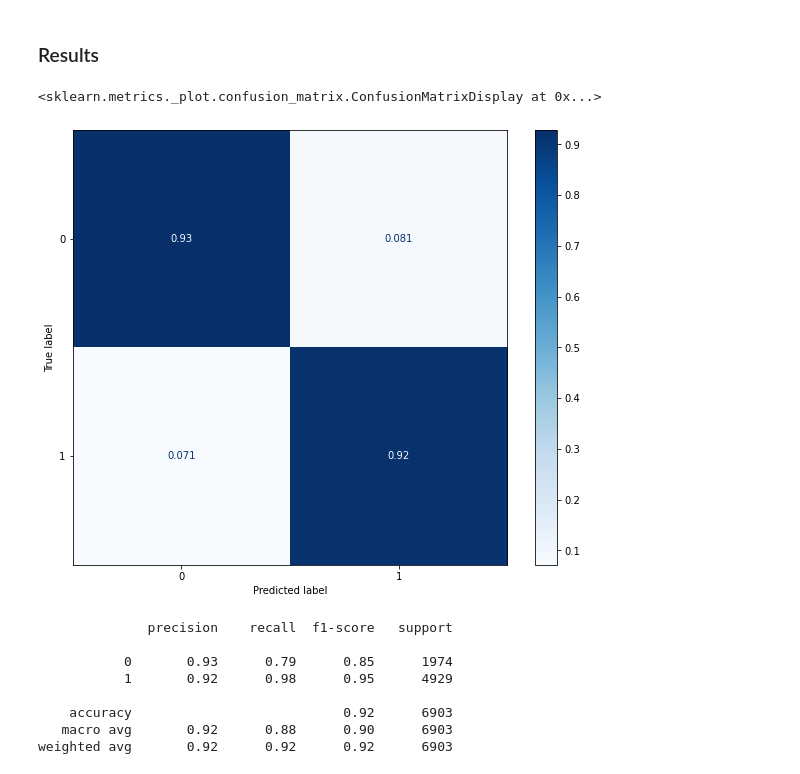
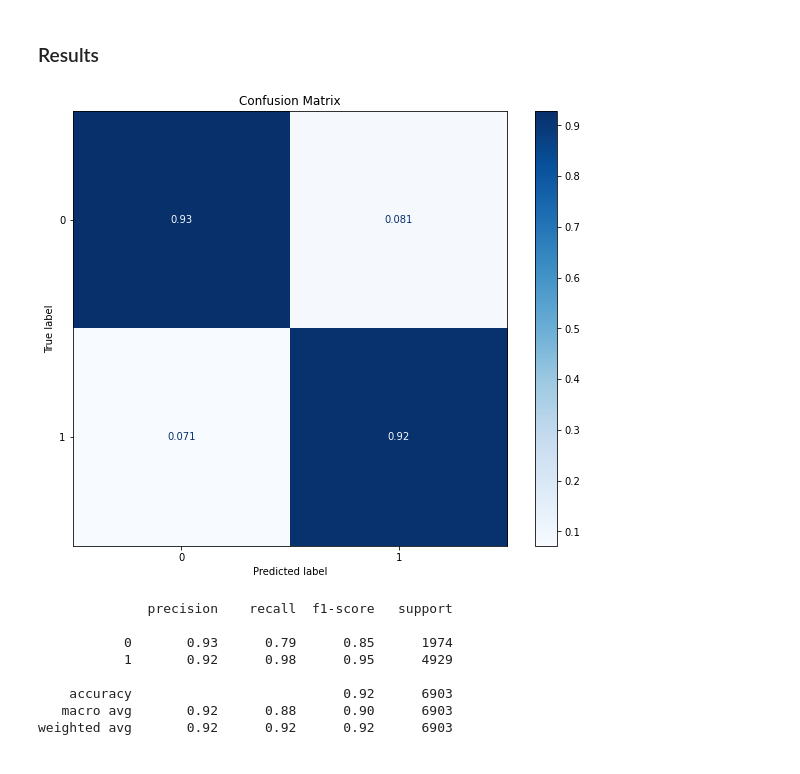
Before and after one commit to igorbispo99/TrabalhoCompExp, a Jupyter notebook: trabalho_2.ipynb, the cells around one changed output. Drawn from its saved outputs; the diff is of its cells as text; code cells hidden in the pictures.

```diff
--- a/trabalho_2.ipynb
+++ b/trabalho_2.ipynb
@@ -185,11 +190,12 @@ RandomForestClassifier(n_jobs=8)
 # %%
 s_x = X_test.shape
 
 plt.rcParams["figure.figsize"] = [10,8]
 plot_confusion_matrix(rf, X_test.reshape(s_x[0], s_x[1] * s_x[2]), y_test, normalize='pred', cmap=plt.cm.Blues)
+plt.title("Confusion Matrix")
+plt.show()
 # %% [output]
-<sklearn.metrics._plot.confusion_matrix.ConfusionMatrixDisplay at 0x...>
-[figure, old version]
+[figure, new version]
 # %%
 y_pred = rf.predict(X_test.reshape(s_x[0], s_x[1] * s_x[2]))
 print(classification_report(y_test, y_pred))
```
Also changed, not shown: parts of 1 cell of this notebook.
